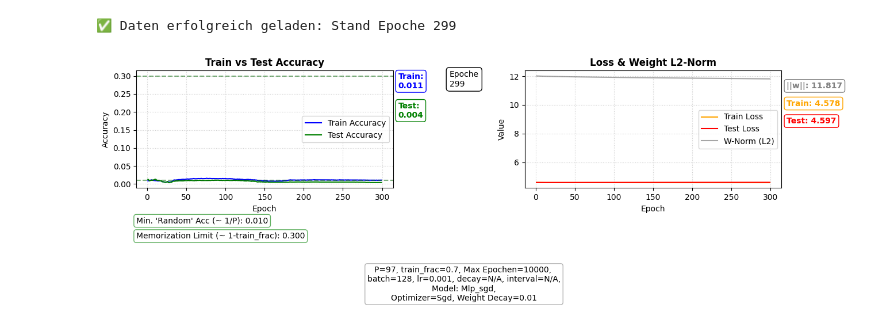
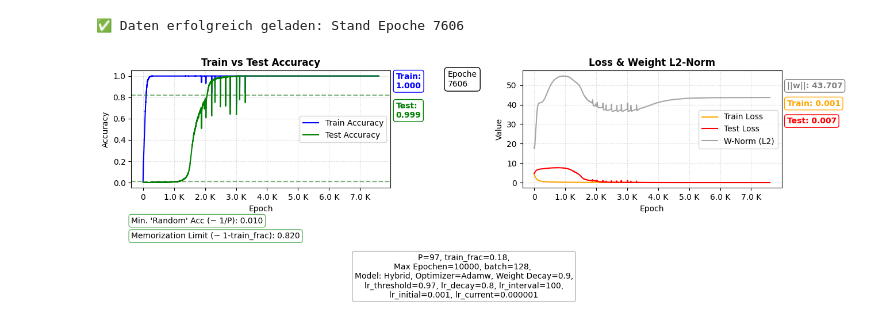
Before and after one commit to MelanieM2/Grokking-Project, a Jupyter notebook: notebooks/Visualisierung_Grokking_Train_Test_Accuracy_Loss_Weight_Norm.ipynb, the cells around one changed output. Saved outputs shown, nothing was run; the diff lists cells and outputs as text; code cells hidden in the pictures.

```diff
--- a/notebooks/Visualisierung_Grokking_Train_Test_Accuracy_Loss_Weight_Norm.ipynb
+++ b/notebooks/Visualisierung_Grokking_Train_Test_Accuracy_Loss_Weight_Norm.ipynb
@@ -8,11 +8,22 @@ from matplotlib.ticker import FuncFormatter
 # Pfadkonfiguration & Daten-Import
 # -----------------------------------------------------------------------------
 # Pfad zum spezifischen Experiment-Run (automatisch generiert vom Training-Skript)
-RUN_DIR = f"./runs/grok_P97_Baseline_MLP_SGD_20260213_143020"  #<-- Pfad mit den entsprechenden richtigen Name anpassen
+# Pfad mit den entsprechenden richtigen Name anpassen
+
+#RUN_DIR = f"./runs/grok_P97_hybrid_ohne_LR_Scheduler_20260215_183143" # ohne Scheduler
+RUN_DIR = f"./runs/grok_P97_hybrid_mit_LR_Scheduler_20260215_172640" # mit Scheduler
 
 CSV_PATH = os.path.join(RUN_DIR, "history.csv")
 SETTINGS_PATH = os.path.join(os.path.dirname(CSV_PATH), "training_settings.txt")
 
+def safe_float(value, decimals=6):
+    """Wandelt Wert in Float um, falls möglich, sonst bleibt er 'N/A'."""
+    try:
+        return f"{float(value):.{decimals}f}"
+    except (ValueError, TypeError):
+        return "N/A"
+
+# Laden der Experiment-Konfiguration
 def load_training_settings(path):
     """
     Extrahiert Hyperparameter aus der generierten Metadaten-Datei.
@@ -35,15 +46,22 @@ loaded_training_settings = load_training_settings(SETTINGS_PATH)
 
 # Extraktion der Parameter für die mathematische Einordnung
 P = int(loaded_training_settings.get("P", "N/A"))
+
 LR = loaded_training_settings.get("LR", "N/A")
-LEARNING_INTERVAL = loaded_training_settings.get("LEARNING_INTERVAL", "N/A")
-DECAY_RATE = loaded_training_settings.get("DECAY_RATE", "N/A")
 BATCH_SIZE = loaded_training_settings.get("BATCH_SIZE", "N/A")
 MODEL_TYPE = loaded_training_settings.get("MODEL_TYPE", "N/A")
 OPTIMIZER = loaded_training_settings.get("Optimizer Name", "N/A")
 WEIGHT_DECAY = loaded_training_settings.get("WEIGHT_DECAY", "N/A")
 EPOCHS = loaded_training_settings.get("TOTAL_TARGET_EPOCHS", "N/A")
 train_frac = loaded_training_settings.get("train_frac", "N/A")
+USE_SCHEDULER = loaded_training_settings.get("USE_SCHEDULER", "N/A")
+SCHEDULER_THRESHOLD = loaded_training_settings.get("SCHEDULER_THRESHOLD", "N/A")
+SCHEDULER_DECAY_RATE = loaded_training_settings.get("SCHEDULER_DECAY_RATE", "N/A")
+SCHEDULER_PATIENCE = loaded_training_settings.get("SCHEDULER_PATIENCE", "N/A")
+
+# Hier nutzen wir die sichere Umwandlung für die aktuelle LR
+LR_CURRENT_RAW = loaded_training_settings.get("learning_rate", "N/A")
+LR_CURRENT = safe_float(LR_CURRENT_RAW)
 
 # Theoretische Benchmarks für die Evaluation:
 # 'Random Guess' ist die Basis-Accuracy bei zufälliger Vorhersage (1/P).
@@ -113,35 +131,53 @@ axes[0].annotate(f"Memorization Limit (~ 1-train_frac): {random_guess_test:.3f}"
 
 # --- Plot 2: Loss & Gewichtsnorm (L2) ---
 # Die L2-Norm zeigt die strukturelle Reorganisation des Netzes während des Grokkings.
 axes[1].plot(history_df["epoch"], history_df["train_loss"], label="Train Loss", color="orange")
 axes[1].plot(history_df["epoch"], history_df["test_loss"], label="Test Loss", color="red")
 axes[1].plot(history_df["epoch"], history_df["w_norm"], label="W-Norm (L2)", color="grey", alpha=0.7)
 axes[1].xaxis.set_major_formatter(FuncFormatter(kfmt))
 
 axes[1].set_title("Loss & Weight L2-Norm", color="black", weight="bold")
 axes[1].set_xlabel("Epoch")
 axes[1].set_ylabel("Value")
 axes[1].grid(True, linestyle=':', alpha=0.6)
 axes[1].legend()
 
 # Statistische Annotationen (Loss & Norm)
 axes[1].annotate(f"||w||: {last_w_norm:.3f}", xy=(1.02, 0.85), xycoords='axes fraction', color="grey", weight="bold", bbox=dict(fc="none", ec="grey", boxstyle="round"))
 axes[1].annotate(f"Train: {last_train_loss:.3f}", xy=(1.02, 0.70), xycoords='axes fraction', color="orange", weight="bold", bbox=dict(fc="none", ec="orange", boxstyle="round"))
 axes[1].annotate(f"Test: {last_test_loss:.3f}", xy=(1.02, 0.55), xycoords='axes fraction', color="red", weight="bold", bbox=dict(fc="none", ec="red", boxstyle="round"))
 
 # -----------------------------------------------------------------------------
 #  Finale Konfiguration & Export
 # -----------------------------------------------------------------------------
-config_text = f"P={P}, train_frac={train_frac}, Max Epochen={EPOCHS}, \nbatch={BATCH_SIZE}, lr={LR}, decay={DECAY_RATE}, interval={LEARNING_INTERVAL},\nModel: {MODEL_TYPE},\nOptimizer={OPTIMIZER}, Weight Decay={WEIGHT_DECAY}"
-fig.text(0.43, 0.07, config_text, ha='center', va='bottom', fontsize=10, bbox=dict(boxstyle='round', fc='none', alpha=0.3))
+if USE_SCHEDULER == "True":
+    config_text = (
+    f"P={P}, train_frac={train_frac},\n"
+    f"Max Epochen={EPOCHS}, batch={BATCH_SIZE}, \n"
+    f"Model: {MODEL_TYPE}, Optimizer={OPTIMIZER}, Weight Decay={WEIGHT_DECAY},\n"
+    f"lr_threshold={SCHEDULER_THRESHOLD}, lr_decay={SCHEDULER_DECAY_RATE}, "
+    f"lr_interval={SCHEDULER_PATIENCE},\n"
+    f"lr_initial={LR}, lr_current={LR_CURRENT}"
+    )
+    fig.text(0.43, 0.08, config_text, ha='center', va='bottom', fontsize=10, bbox=dict(boxstyle='round', fc='none', alpha=0.3))
+else:
+    config_text = (
+    f"P={P}, train_frac={train_frac},\n"
+    f"Max Epochen={EPOCHS}, batch={BATCH_SIZE}, lr={LR}, \n"
+    f"Model: {MODEL_TYPE}, Optimizer={OPTIMIZER}, Weight Decay={WEIGHT_DECAY},\n"
+    )
+    fig.text(0.43, 0.08, config_text, ha='center', va='bottom', fontsize=10, bbox=dict(boxstyle='round', fc='none', alpha=0.3))
+
 
 plt.tight_layout(rect=[0, 0.1, 0.88, 0.95])
 
 # Speicherung als hochauflösendes PDF für Dokumentationen/Berichte
 SAVE_PATH = os.path.join(os.path.dirname(CSV_PATH), f"Grokking_Experiment_P_{P}_Plot.pdf")
-plt.savefig(SAVE_PATH, format='pdf', bbox_inches='tight')
+
+#Falls wir wirklich den Pdf erzeugen möchten, folgende Zeile einschalten:
+#plt.savefig(SAVE_PATH, format='pdf', bbox_inches='tight')
 
 plt.show()
 # %% [output]
-✅ Daten erfolgreich geladen: Stand Epoche 299
+✅ Daten erfolgreich geladen: Stand Epoche 7606
-[figure, old version]
+[figure, new version]
```
Also changed, not shown: 5 other files.
